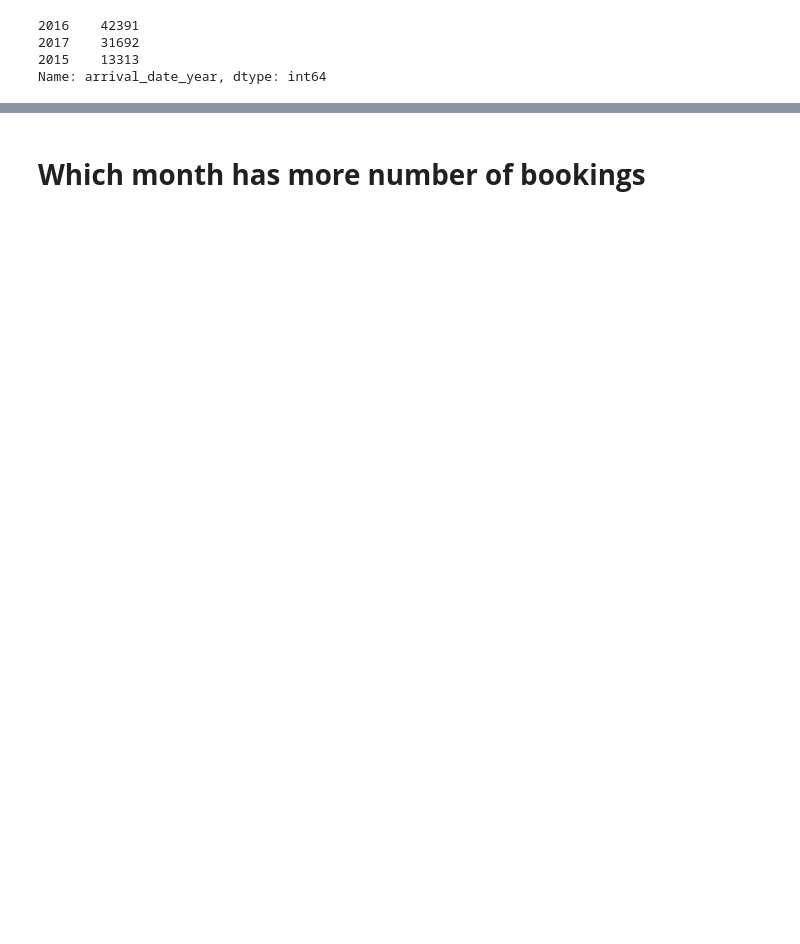
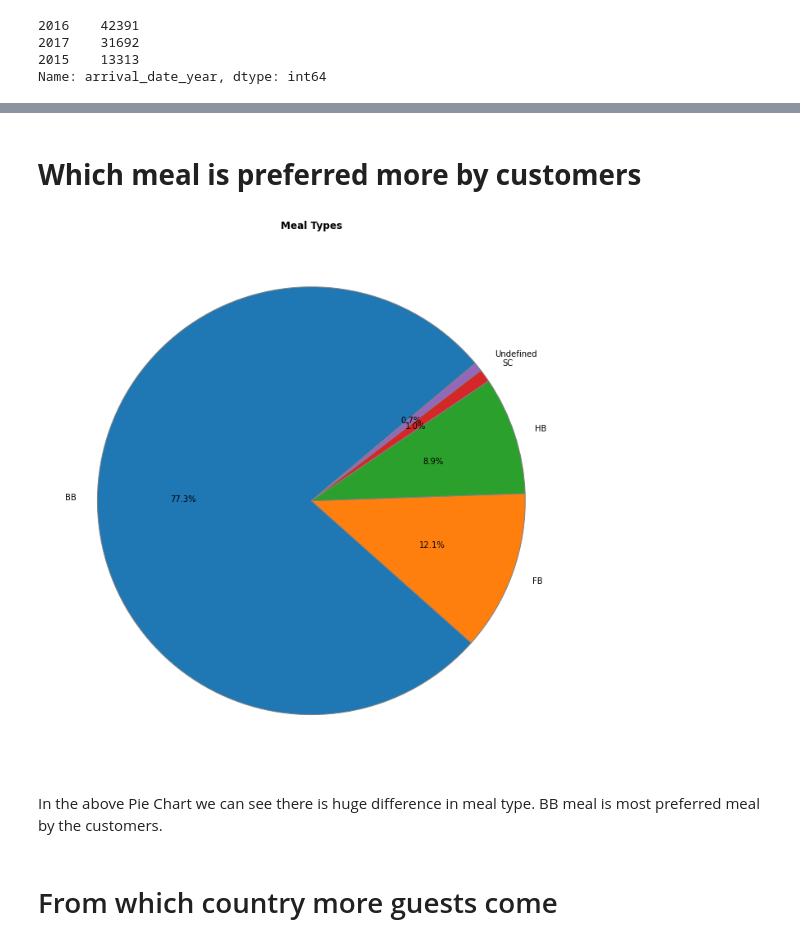
Before and after one commit to anshitagawade/Hotel-Booking-Analysis, a Jupyter notebook: Anshita_Gawade_EDA_Hotel_Booking_Analysis_Capstone_Project.ipynb, the cells around one changed output, grey strips where cells are left out. Drawn from its saved outputs; the diff is of its cells as text; code cells hidden in the pictures; blank space fills up the shorter version.

```diff
--- a/Anshita_Gawade_EDA_Hotel_Booking_Analysis_Capstone_Project.ipynb
+++ b/Anshita_Gawade_EDA_Hotel_Booking_Analysis_Capstone_Project.ipynb
@@ -277,2 +293,16 @@ Text(0, 0.5, 'Reservation Count')
-# %% [markdown]
-# **Which month has more number of bookings**
+# %% [markdown]
+# **Which meal is preferred more by customers**
+# %%
+meal=df1.meal.value_counts(normalize=True)
+meal_labels= ['BB','FB','HB','SC', 'Undefined']
+# %%
+plt.figure(figsize=(12,12))
+plt.pie(meal, explode=None, labels=meal_labels,  autopct='%1.1f%%',  startangle=40,wedgeprops = { 'linewidth' : 1, 'edgecolor' : 'gray' })
+plt.title('Meal Types', weight='bold')
+plt.show()
+# %% [output]
+[figure, added]
+# %% [markdown]
+In the above Pie Chart we can see there is huge difference in meal type. BB meal is most preferred meal by the customers.
+# %% [markdown]
+# From which country more guests come
```
Also changed, not shown: parts of 23 cells of this notebook.
